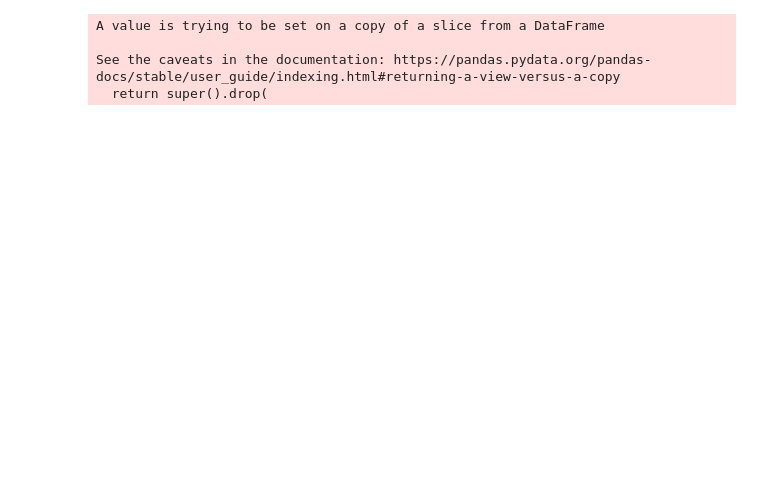
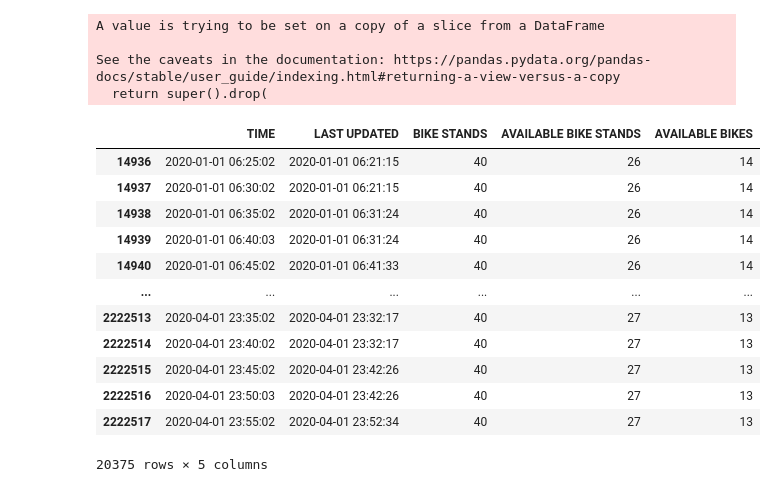
Before and after one commit to daltHub/Final-Assignment, a Jupyter notebook: station_selection.ipynb, the cells around one changed output. Saved outputs shown, nothing was run; the diff lists cells and outputs as text; code cells hidden in the pictures; blank space fills up the shorter version.

```diff
--- a/station_selection.ipynb
+++ b/station_selection.ipynb
@@ -53,9 +35,9 @@ df1 = df[df['STATION ID'] == 97] # killmainham gaol
 df2 = df[df['STATION ID'] == 109]
 
 df1.drop(axis = 1, labels=['STATION ID', 'NAME', 'ADDRESS','LATITUDE','LONGITUDE', 'STATUS'],inplace=True)
-df1.drop(df1.columns[0],axis = 1, inplace=True)
+# df1.drop(df1.columns[0],axis = 1, inplace=True)
 df2.drop(axis = 1, labels=['STATION ID', 'NAME', 'ADDRESS','LATITUDE','LONGITUDE', 'STATUS'],inplace=True)
-df2.drop(df2.columns[0],axis = 1, inplace=True)
+# df2.drop(df2.columns[0],axis = 1, inplace=True)
 
 df1.to_csv('data/kilmainham.csv')
 df2.to_csv('data/buckingham.csv')
@@ -64,3 +46,19 @@ A value is trying to be set on a copy of a slice from a DataFrame
 
 See the caveats in the documentation: https://pandas.pydata.org/pandas-docs/stable/user_guide/indexing.html#returning-a-view-versus-a-copy
   return super().drop(
+# %%
+df1
+# %% [output]
+|  | TIME | LAST UPDATED | BIKE STANDS | AVAILABLE BIKE STANDS | AVAILABLE BIKES |
+| 14936 | 2020-01-01 06:25:02 | 2020-01-01 06:21:15 | 40 | 26 | 14 |
+| 14937 | 2020-01-01 06:30:02 | 2020-01-01 06:21:15 | 40 | 26 | 14 |
+| 14938 | 2020-01-01 06:35:02 | 2020-01-01 06:31:24 | 40 | 26 | 14 |
+| 14939 | 2020-01-01 06:40:03 | 2020-01-01 06:31:24 | 40 | 26 | 14 |
+| 14940 | 2020-01-01 06:45:02 | 2020-01-01 06:41:33 | 40 | 26 | 14 |
+| ... | ... | ... | ... | ... | ... |
+| 2222513 | 2020-04-01 23:35:02 | 2020-04-01 23:32:17 | 40 | 27 | 13 |
+| 2222514 | 2020-04-01 23:40:02 | 2020-04-01 23:32:17 | 40 | 27 | 13 |
+| 2222515 | 2020-04-01 23:45:02 | 2020-04-01 23:42:26 | 40 | 27 | 13 |
+| 2222516 | 2020-04-01 23:50:03 | 2020-04-01 23:42:26 | 40 | 27 | 13 |
+| 2222517 | 2020-04-01 23:55:02 | 2020-04-01 23:52:34 | 40 | 27 | 13 |
+20375 rows × 5 columns
```
Also changed, not shown: parts of 4 cells of this notebook, 1 other file.
